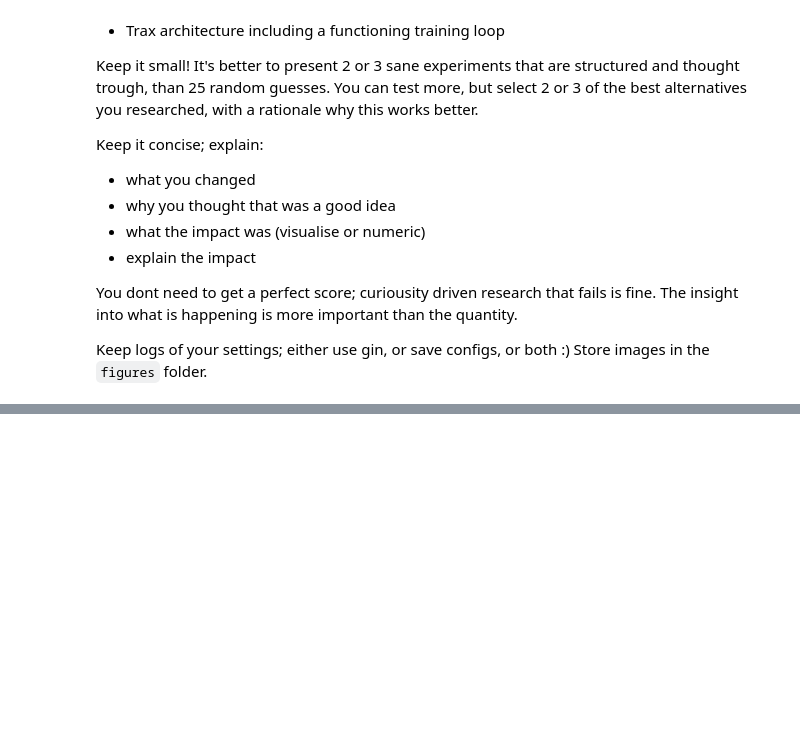
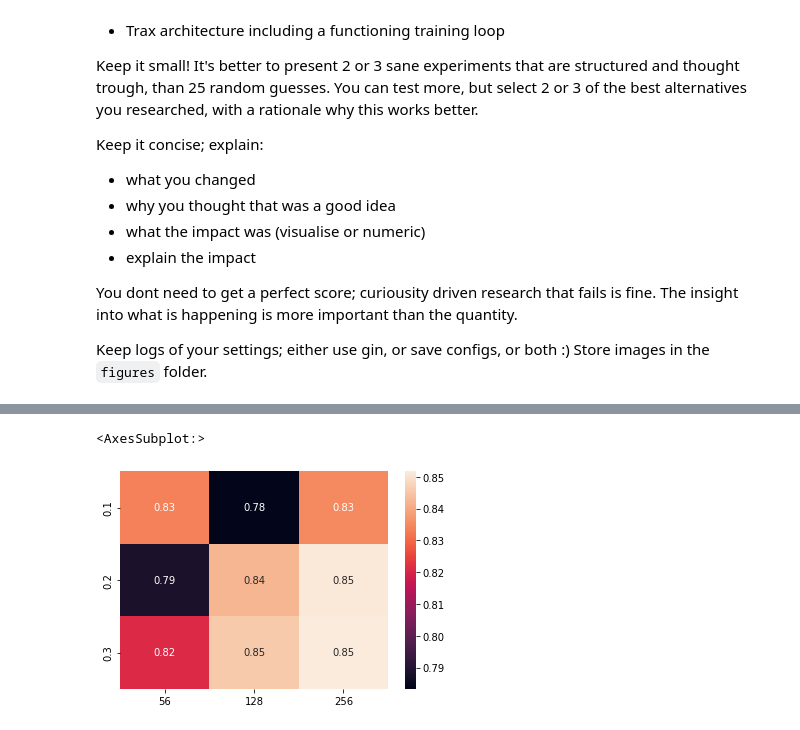
Before and after one commit to RinsRutgers/examen-22-antw, a Jupyter notebook: notebooks/02_style_detection.ipynb, the cells around one changed output, grey strips where cells are left out. Saved outputs shown, nothing was run; the diff lists cells and outputs as text; code cells hidden in the pictures; blank space fills up the shorter version.

Commit message:
add figure

```diff
--- a/notebooks/02_style_detection.ipynb
+++ b/notebooks/02_style_detection.ipynb
@@ -398,0 +390,6 @@ KeyboardInterrupt:
+# %%
+result = result.astype(float)
+sns.heatmap(result, annot=True)
+# %% [output]
+<AxesSubplot:>
+[figure, added]
```
Also changed, not shown: parts of 4 cells of this notebook, 1 other file.
